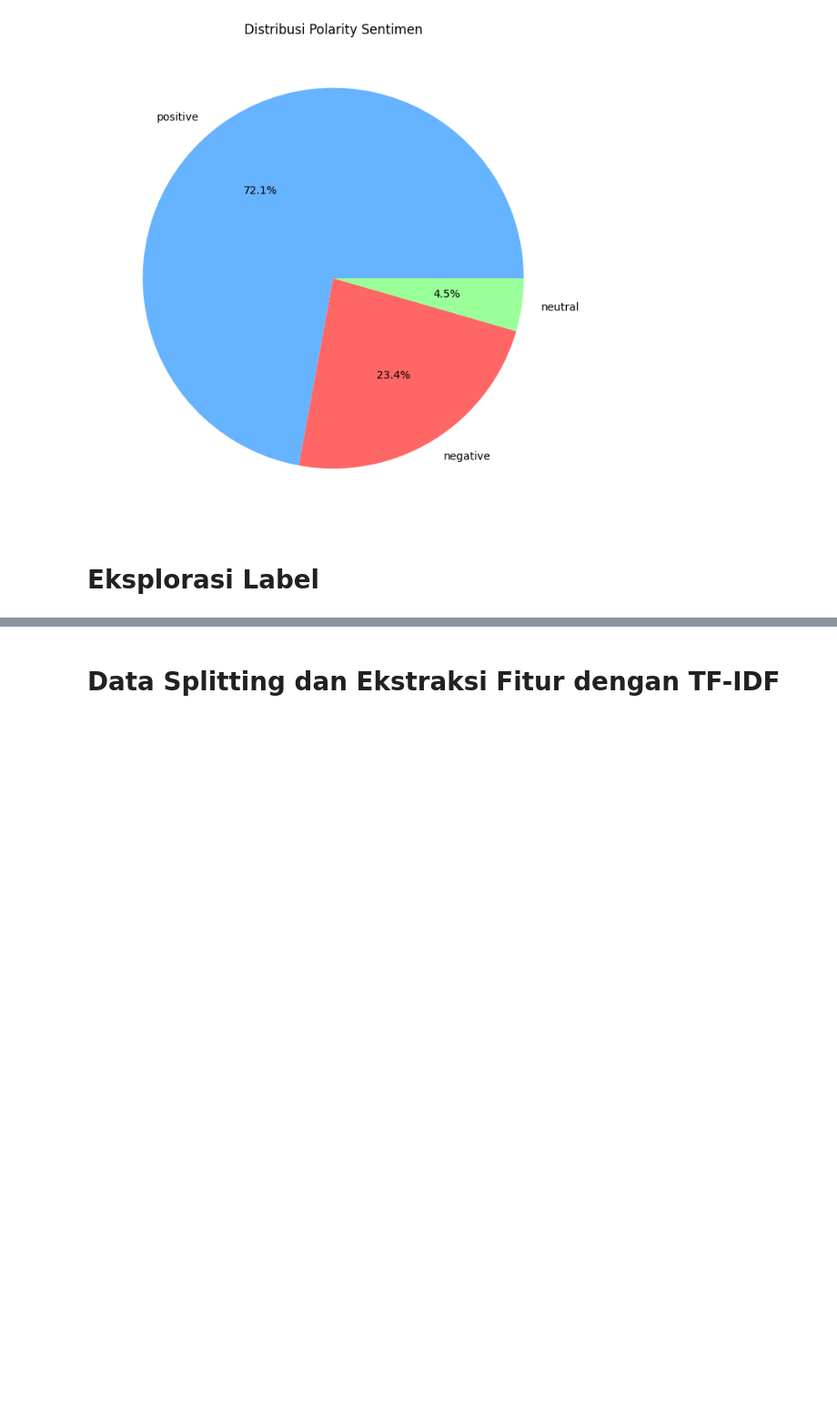
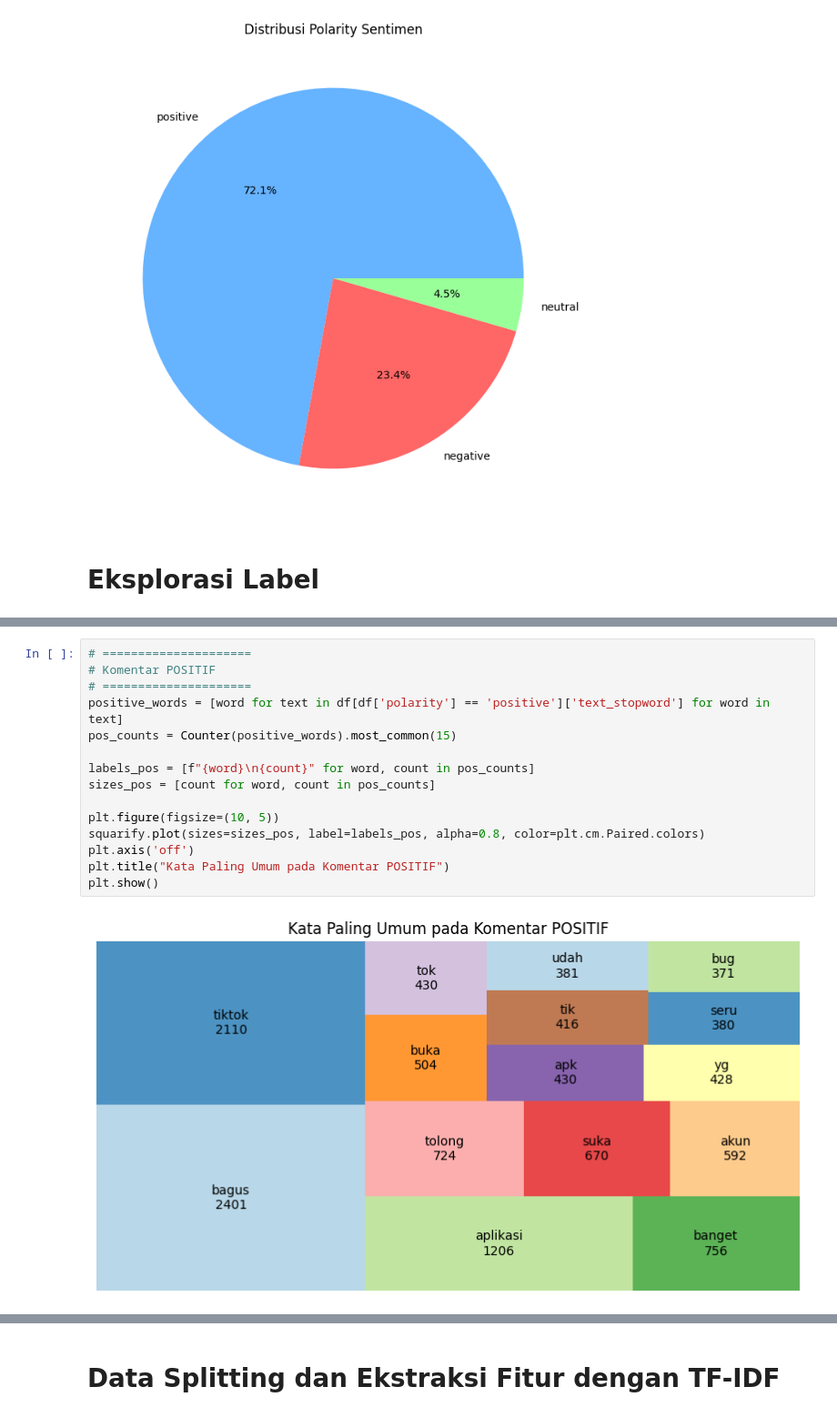
Before and after one commit to deayulianis/Proyek-Analisis-Sentimen, a Jupyter notebook: Proyek_Analisis_Sentimen.ipynb, the cells around one changed output, grey strips where cells are left out. Shown at 91% size. Saved outputs shown, nothing was run; the diff lists cells and outputs as text; blank space fills up the shorter version.

```diff
--- a/Proyek_Analisis_Sentimen.ipynb
+++ b/Proyek_Analisis_Sentimen.ipynb
@@ -305,0 +364,17 @@ Text(0.5, 1.0, 'Word')
+# %%
+# =====================
+# Komentar POSITIF
+# =====================
+positive_words = [word for text in df[df['polarity'] == 'positive']['text_stopword'] for word in text]
+pos_counts = Counter(positive_words).most_common(15)
+
+labels_pos = [f"{word}\n{count}" for word, count in pos_counts]
+sizes_pos = [count for word, count in pos_counts]
+
+plt.figure(figsize=(10, 5))
+squarify.plot(sizes=sizes_pos, label=labels_pos, alpha=0.8, color=plt.cm.Paired.colors)
+plt.axis('off')
+plt.title("Kata Paling Umum pada Komentar POSITIF")
+plt.show()
+# %% [output]
+[figure, added]
```
Also changed, not shown: parts of 19 cells of this notebook.
